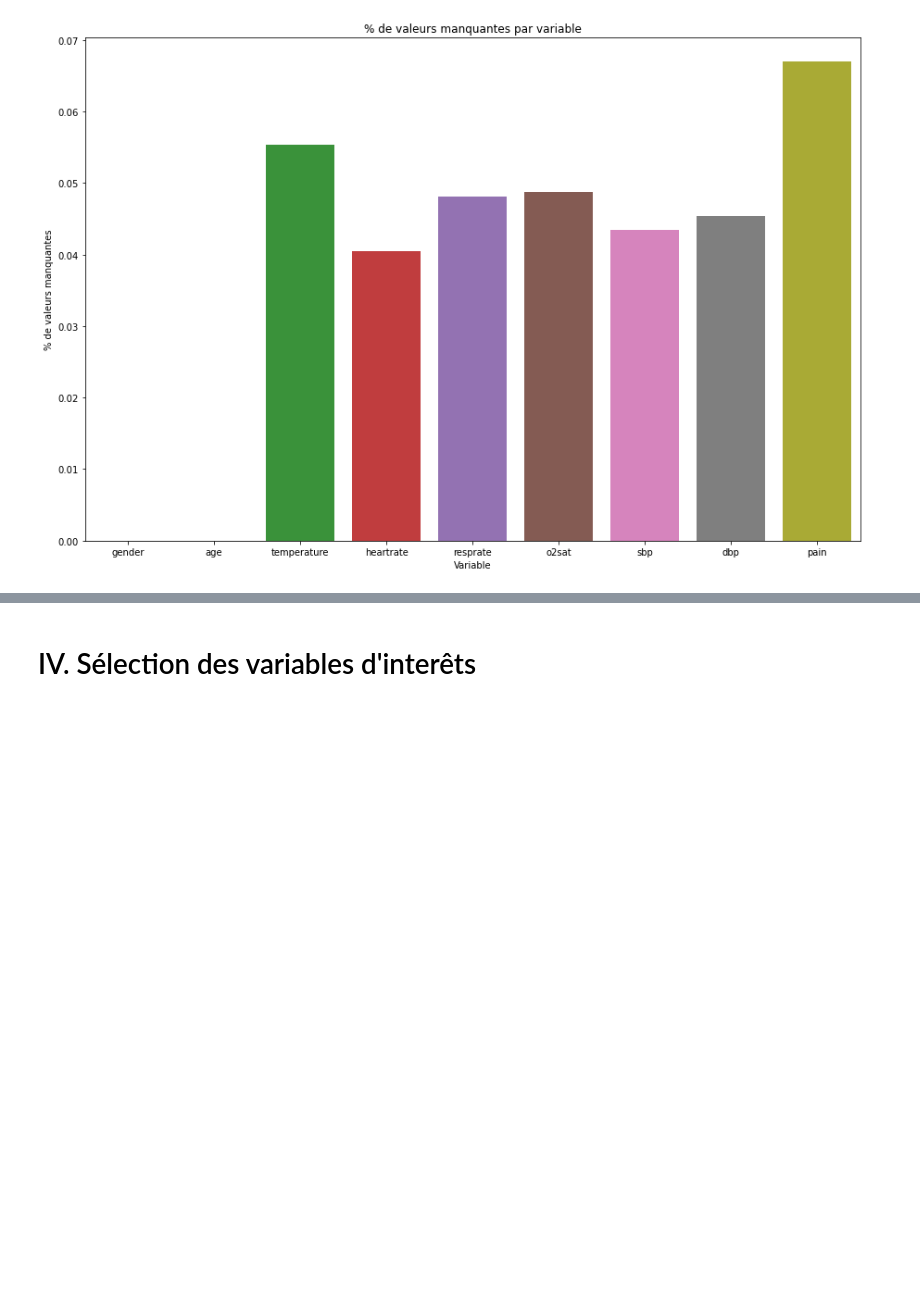
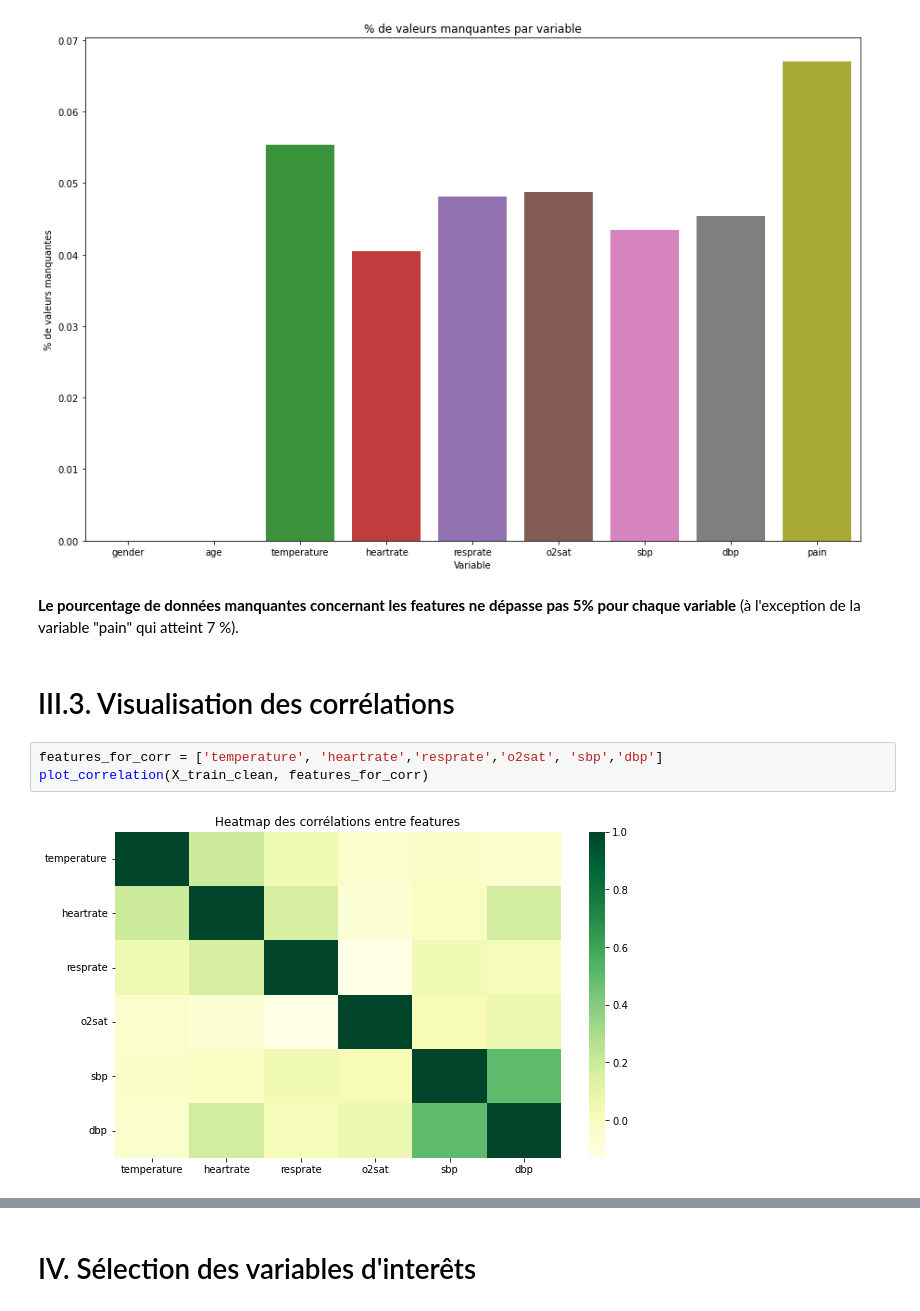
Before and after one commit to alibell/biologyOrderPredictor, a Jupyter notebook: Project_Report.ipynb, the cells around one changed output, grey strips where cells are left out. Saved outputs shown, nothing was run; the diff lists cells and outputs as text; blank space fills up the shorter version.

```diff
--- a/Project_Report.ipynb
+++ b/Project_Report.ipynb
@@ -270,3 +299,12 @@ plot_missing_outcome(X_train_clean, y_train, features, labels)
 plot_missing_bar(X, features)
 # %% [output]
 [figure]
+# %% [markdown]
+**Le pourcentage de données manquantes concernant les features ne dépasse pas 5% pour chaque variable** (à l'exception de la variable "pain" qui atteint 7 %).
+# %% [markdown]
+# III.3. Visualisation des corrélations
+# %%
+features_for_corr = ['temperature', 'heartrate','resprate','o2sat', 'sbp','dbp']
+plot_correlation(X_train_clean, features_for_corr)
+# %% [output]
+[figure, added]
```
Also changed, not shown: parts of 33 cells of this notebook, 2 other files.
